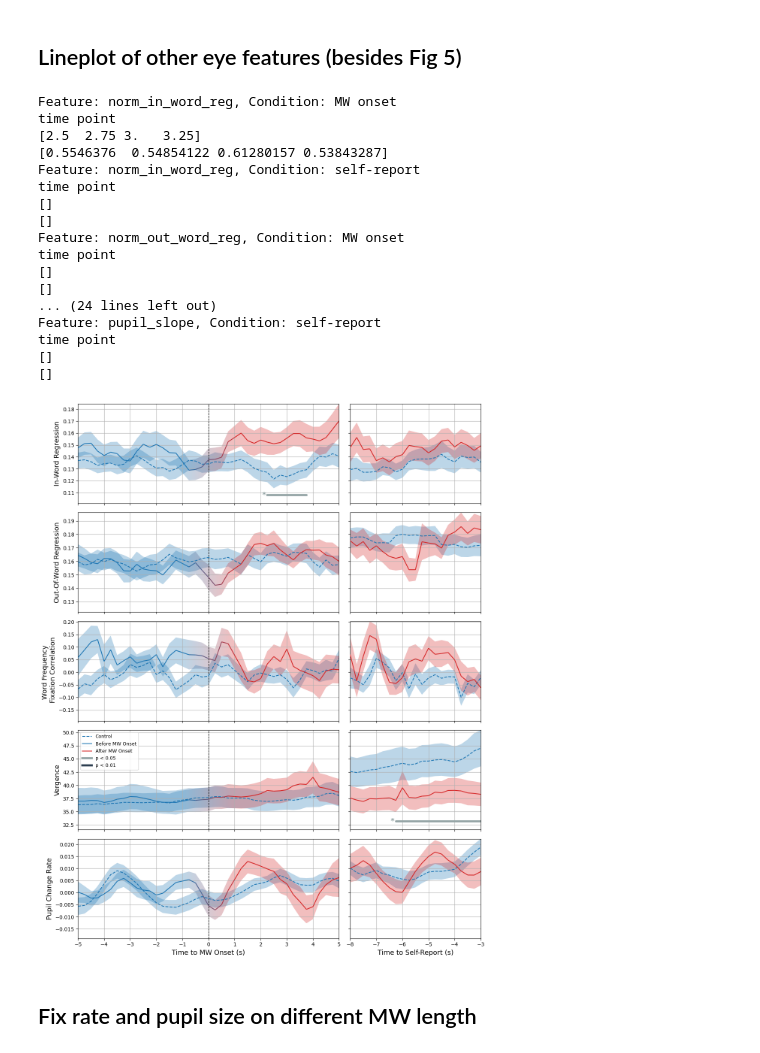
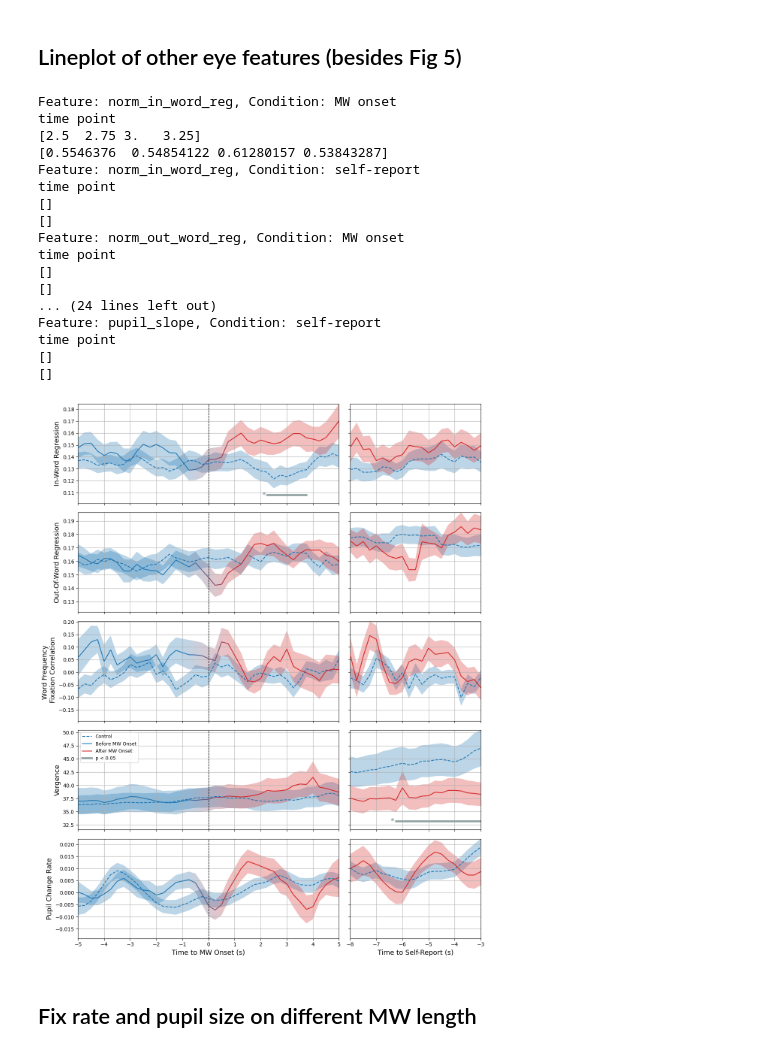
Before and after one commit to GlassBrainLab/ReMind, a Jupyter notebook: analysis_code/notebooks/brm_figures.ipynb, the cells around one changed output. Cells and saved outputs as stored; diff of their text form; code cells hidden in the pictures.

```diff
--- a/analysis_code/notebooks/brm_figures.ipynb
+++ b/analysis_code/notebooks/brm_figures.ipynb
@@ -2053,37 +2113,36 @@ for i, feature in enumerate(features):
             Line2D([0], [0], color='tab:blue', lw=1.5, linestyle='--', label='Control'),
             Line2D([0], [0], color='tab:blue', lw=1.5, label='Before MW Onset'),
             Line2D([0], [0], color='tab:red', lw=1.5, label='After MW Onset'),
-            Line2D([0], [0], color=sig_colors[0.05], lw=4, label=sig_labels[0.05]),
-            Line2D([0], [0], color=sig_colors[0.01], lw=4, label=sig_labels[0.01])
+            Line2D([0], [0], color=sig_colors[0.05], lw=4, label=sig_labels[0.05])
         ]
         # Add legend to the top-left subplot
         ax0.legend(handles=legend_handles, loc="upper left", title="", fontsize=9)
 
 # Hide the middle spacer column
 for i in range(len(features)):
     fig.add_subplot(gs[i, 1]).axis('off')
 
 plt.tight_layout()
 plt.show()
 # %% [output]
 Feature: norm_in_word_reg, Condition: MW onset
 time point
 [2.5  2.75 3.   3.25]
 [0.5546376  0.54854122 0.61280157 0.53843287]
 Feature: norm_in_word_reg, Condition: self-report
 time point
 []
 []
 Feature: norm_out_word_reg, Condition: MW onset
 time point
 []
 []
 ... (24 lines left out)
 Feature: pupil_slope, Condition: self-report
 time point
 []
 []
-[figure, old version]
+[figure, new version]
 # %% [markdown]
 ## Fix rate and pupil size on different MW length
 # %%
```
Also changed, not shown: parts of 1 cell of this notebook.
